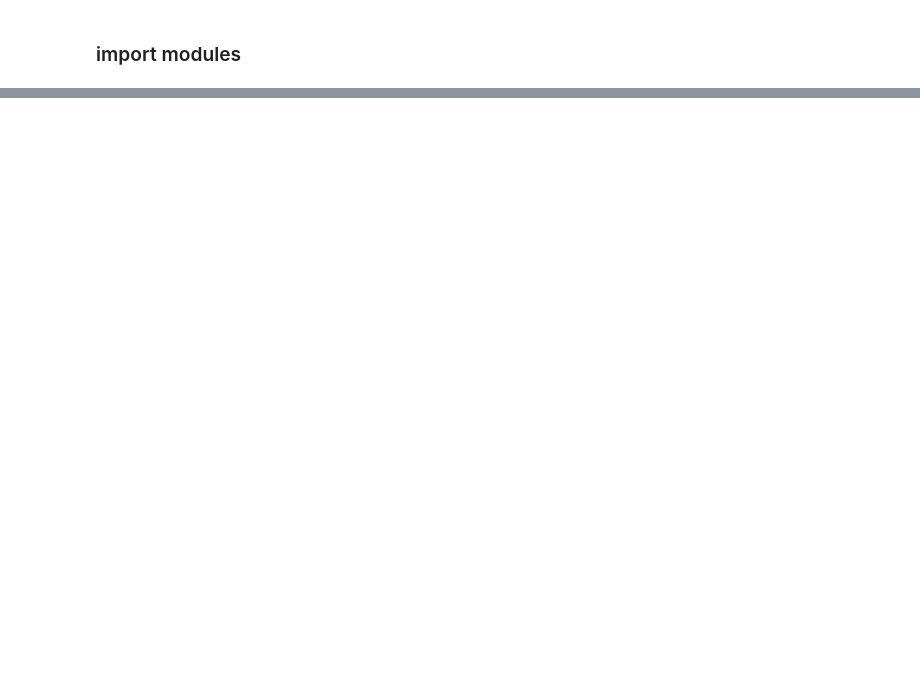
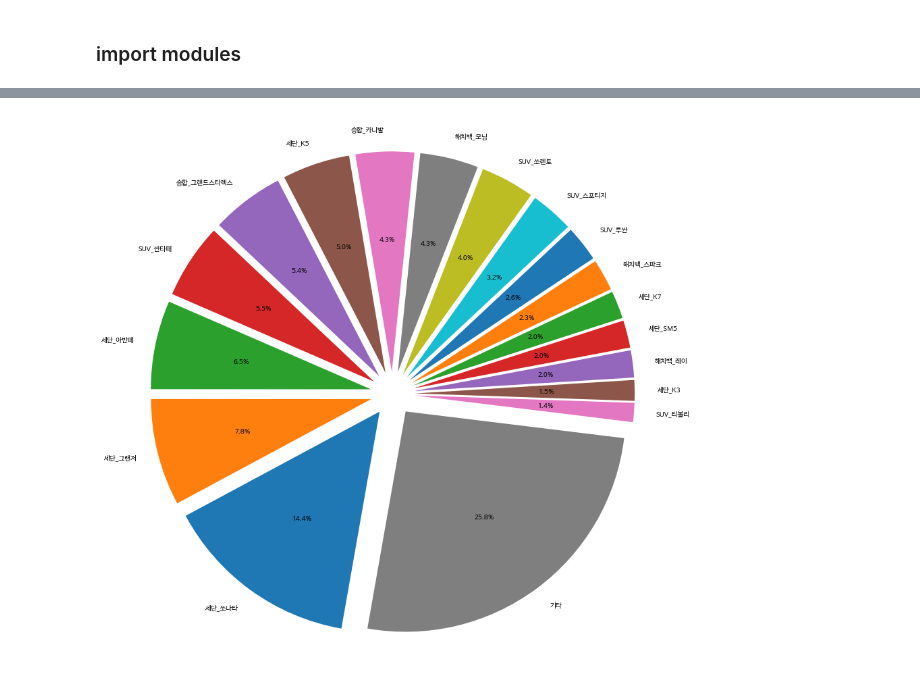
Before and after one commit to Klassikcat/project-NEXTLab-CNN-EfficientNet, a Jupyter notebook: report.ipynb, the cells around one changed output, grey strips where cells are left out. Saved outputs shown, nothing was run; the diff lists cells and outputs as text; code cells hidden in the pictures; blank space fills up the shorter version.

```diff
--- a/report.ipynb
+++ b/report.ipynb
@@ -34,0 +113,4 @@ tf.keras.preprocessing.image.array_to_img(kx)
+# %%
+visual.plot(name='모델', threshold=4000)
+# %% [output]
+[figure, added]
```
Also changed, not shown: parts of 26 cells of this notebook, 5 other files.
